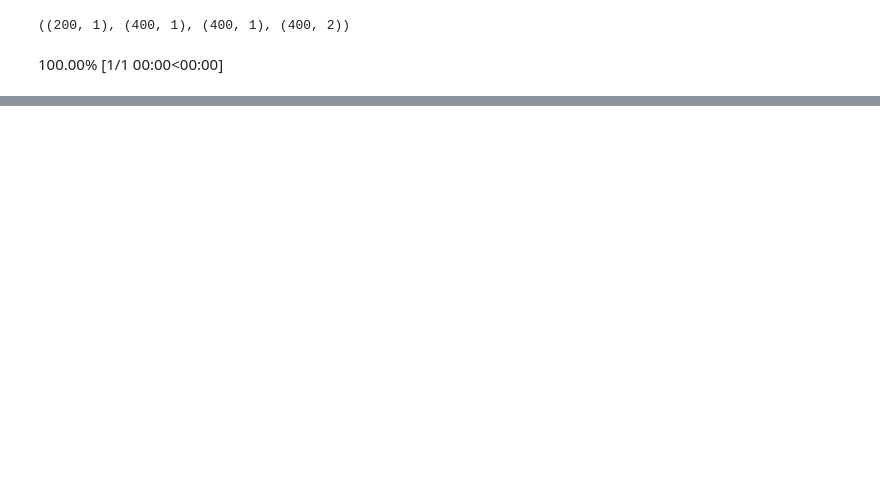
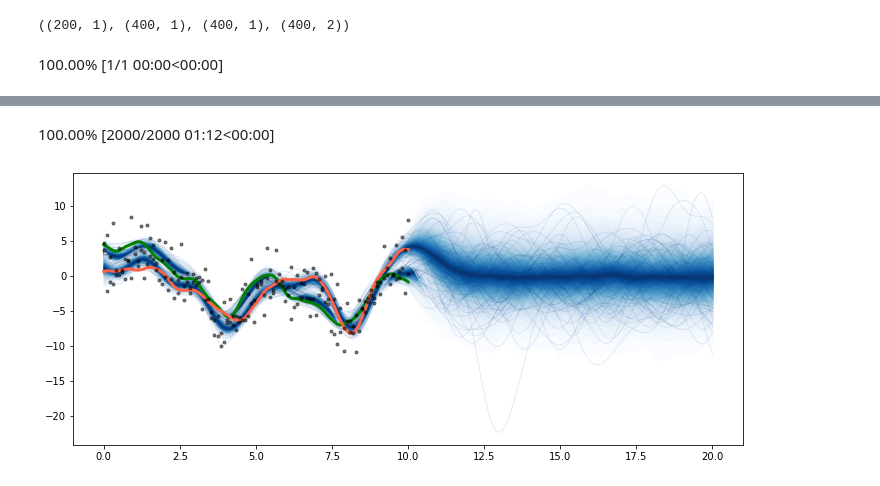
Before and after one commit to danhphan/gp_experiments, a Jupyter notebook: experiments/00_mogp_pymc_v4.ipynb, the cells around one changed output, grey strips where cells are left out. Saved outputs shown, nothing was run; the diff lists cells and outputs as text; code cells hidden in the pictures; blank space fills up the shorter version.

Commit message:
rerun with pymc v4

```diff
--- a/experiments/00_mogp_pymc_v4.ipynb
+++ b/experiments/00_mogp_pymc_v4.ipynb
@@ -143,0 +120,18 @@ ax.plot(x, y2, 'ok', ms=3, alpha=0.5, label="Data 2");
+# %%
+with pm.Model() as model:
+    ell = pm.Gamma("ell", alpha=2, beta=0.5)
+    eta = pm.Gamma("eta", alpha=2, beta=0.5)
+    cov = eta**2 * pm.gp.cov.ExpQuad(1, ls=ell, active_dims=[0])
+
+    W = pm.Normal("W", mu=0, sigma=3, shape=(2,2), testval=np.random.randn(2,2))
+    kappa = pm.Gamma("kappa", alpha=1.5, beta=1, shape=2)
+    coreg = pm.gp.cov.Coregion(input_dim=2, active_dims=[1], kappa=kappa, W=W)
+    cov_func = coreg * cov
+
+    sigma = pm.HalfNormal("sigma", sigma=3)
+    gp = pm.gp.Marginal(cov_func=cov_func)
+    y_ = gp.marginal_likelihood("f", X, y, noise=sigma)
+# %%
+%%time
+with model:
+    gp_trace = pm.sample(1000, chains=2)
@@ -143,0 +149,29 @@ ax.plot(x, y2, 'ok', ms=3, alpha=0.5, label="Data 2");
+# %%
+x_new = np.linspace(0, 20, 200)[:, None]
+xx_new = np.concatenate((x_new, x_new), axis=0)
+idx2 = np.concatenate((np.zeros(200), np.ones(200)))[:, None]
+X_new = np.concatenate((xx_new, idx2), axis=1)
+
+with model:
+    preds = gp.conditional("preds", X_new)
+    gp_samples = pm.sample_posterior_predictive(gp_trace, var_names=['preds'], random_seed=42)
+# %% [output]
+100.00% [2000/2000 01:12<00:00]
+# %%
+from pymc.gp.util import plot_gp_dist
+fig = plt.figure(figsize=(12,5))
+ax = fig.gca()
+
+f_pred = gp_samples.posterior_predictive["preds"].sel(chain=0)
+plot_gp_dist(ax, f_pred[:,:200], X_new[:200,0], palette="Blues", fill_alpha=0.5, samples_alpha=0.1)
+plot_gp_dist(ax, f_pred[:,200:], X_new[200:,0], palette="Blues", fill_alpha=0.5, samples_alpha=0.1)
+
+# ax.plot(X_new[:200,0], f_pred[:,:200], '^k', ms=3, alpha=0.5, label="Data 1");
+# ax.plot( X_new[200:,0], f_pred[:,200:], '^k', ms=3, alpha=0.5, label="Data 2");
+
+ax.plot(x, f1, "green", lw=3, label="True f1");
+ax.plot(x, f2, "tomato", lw=3, label="True f2");
+ax.plot(x, y1, 'ok', ms=3, alpha=0.5, label="Data 1");
+ax.plot(x, y2, 'ok', ms=3, alpha=0.5, label="Data 2");
+# %% [output]
+[figure, added]
```
Also changed, not shown: parts of 8 cells of this notebook.
